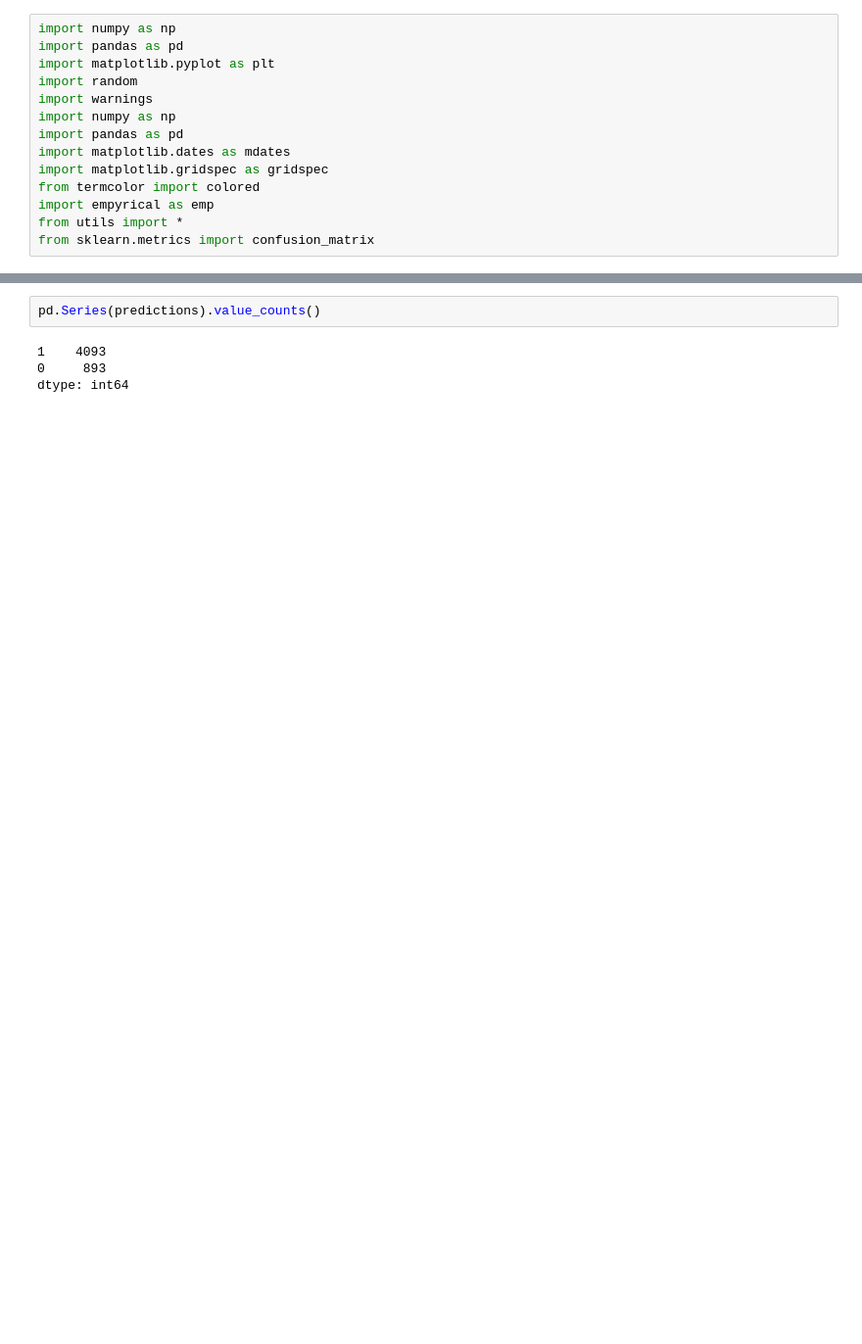
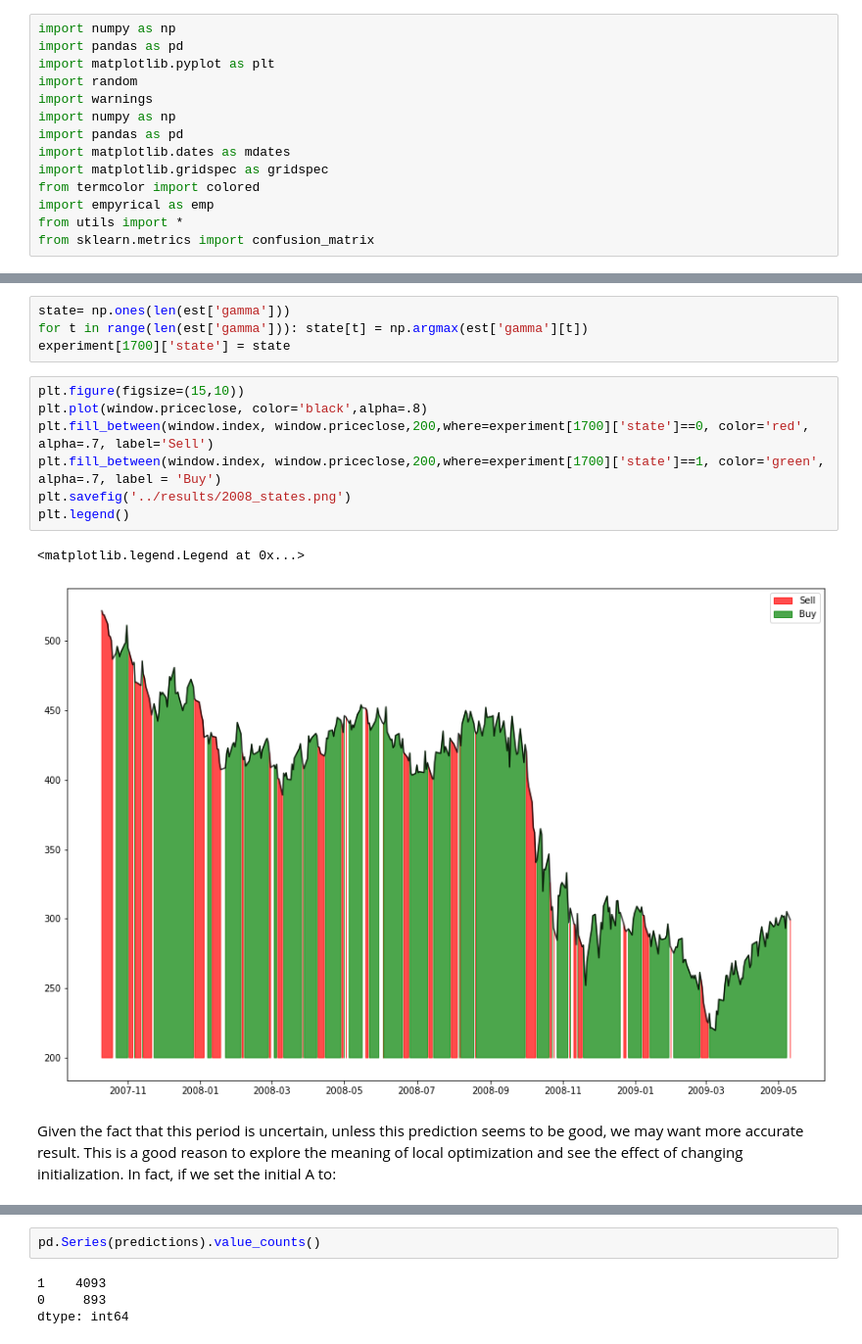
Before and after one commit to gbesposito/hmm_unibo, a Jupyter notebook: scripts/hmm.ipynb, the cells around one changed output, grey strips where cells are left out. Shown: that part at 98% size. Cells and saved outputs as stored; diff of their text form; blank space fills up the shorter version.

```diff
--- a/scripts/hmm.ipynb
+++ b/scripts/hmm.ipynb
@@ -224,0 +252,16 @@ experiment n. 4985 and his state prediction is: 1
+# %%
+state= np.ones(len(est['gamma']))
+for t in range(len(est['gamma'])): state[t] = np.argmax(est['gamma'][t])
+experiment[1700]['state'] = state
+# %%
+plt.figure(figsize=(15,10))
+plt.plot(window.priceclose, color='black',alpha=.8)
+plt.fill_between(window.index, window.priceclose,200,where=experiment[1700]['state']==0, color='red', alpha=.7, label='Sell')
+plt.fill_between(window.index, window.priceclose,200,where=experiment[1700]['state']==1, color='green', alpha=.7, label = 'Buy')
+plt.savefig('../results/2008_states.png')
+plt.legend()
+# %% [output]
+<matplotlib.legend.Legend at 0x...>
+[figure, added]
+# %% [markdown]
+Given the fact that this period is uncertain, unless this prediction seems to be good, we may want more accurate result. This is a good reason to explore the meaning of local optimization and see the effect of changing initialization. In fact, if we set the initial A to:
```
Also changed, not shown: parts of 70 cells of this notebook, 8 other files.
